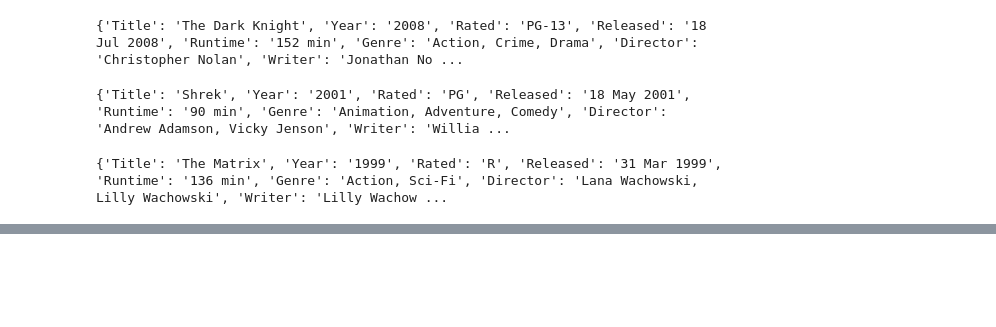
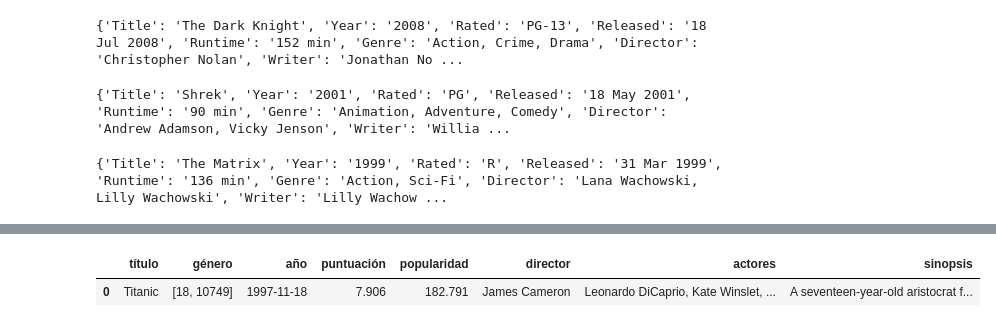
Before and after one commit to earo12/API-example, a Jupyter notebook: API_Movie.ipynb, the cells around one changed output, grey strips where cells are left out. Cells and saved outputs as stored; diff of their text form; code cells hidden in the pictures; blank space fills up the shorter version.

Commit message:
Added data transformation for Titanic movie

```diff
--- a/API_Movie.ipynb
+++ b/API_Movie.ipynb
@@ -83,0 +126,4 @@ print(response_5.json())
+# %%
+# Acceder a la puntuación
+vote_average = titanic_tmdb.get('results')[0].get('vote_average')
+vote_average
@@ -83,0 +132,4 @@ print(response_5.json())
+# %%
+# Acceder a la popularidad:
+popularity = titanic_tmdb.get('results')[0].get('popularity')
+popularity
@@ -83,0 +138,5 @@ print(response_5.json())
+# %%
+# Acceder a los valores director, actores y sinopsis
+director = titanic_omdb.get('Director')
+actores = titanic_omdb.get('Actors')
+sinopsis = titanic_omdb.get('Plot')
@@ -83,0 +170,18 @@ print(response_5.json())
+# %%
+# Salida del dataframe
+
+df = pd.DataFrame([{
+    'título': title,
+    'género': genre_ids,
+    'año': release_date,
+    'puntuación': vote_average,
+    'popularidad': popularity,
+    'director': director,
+    'actores': actores,
+    'sinopsis': sinopsis
+}])
+# %%
+df
+# %% [output]
+|  | título | género | año | puntuación | popularidad | director | actores | sinopsis |
+| 0 | Titanic | [18, 10749] | 1997-11-18 | 7.906 | 182.791 | James Cameron | Leonardo DiCaprio, Kate Winslet, ... | A seventeen-year-old aristocrat f... |
```
Also changed, not shown: parts of 11 cells of this notebook.
